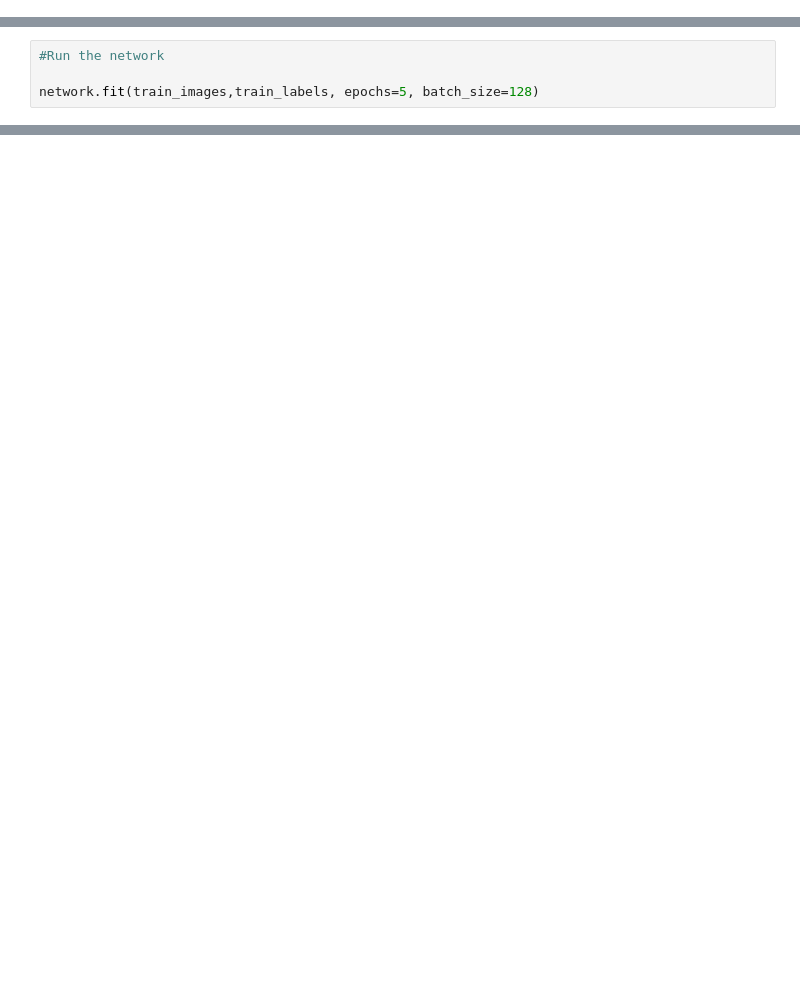
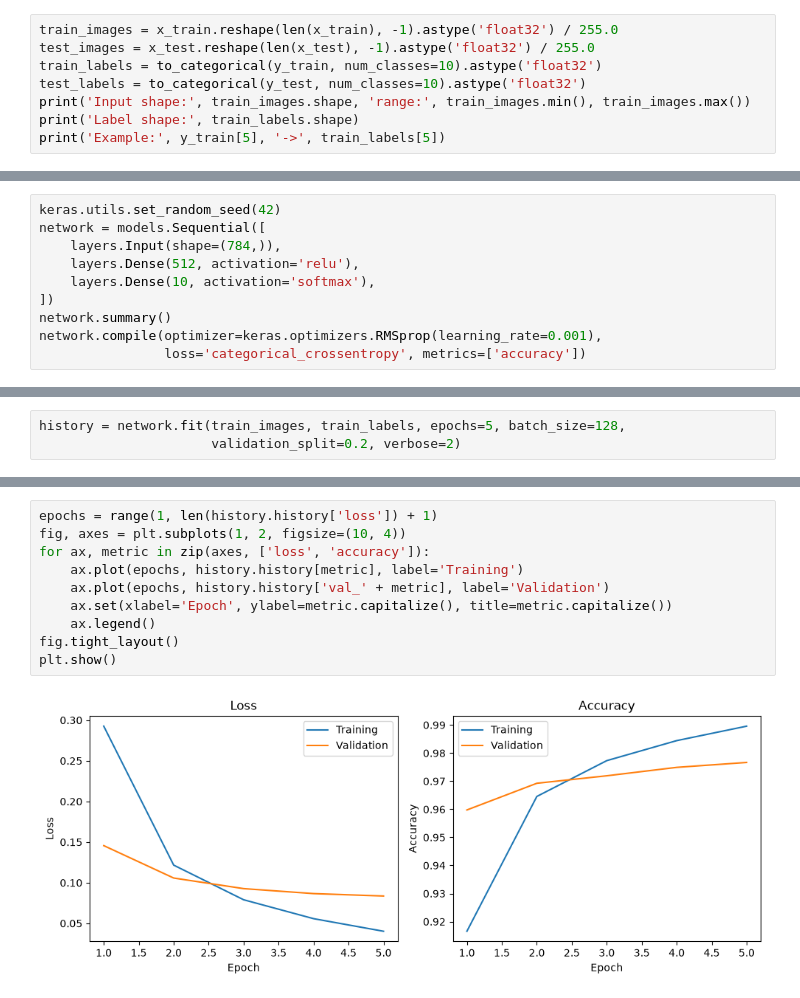
Before and after one commit to HamidZ11/uos-year-3, a Jupyter notebook: deep-learning/workshops/wk3/MINST Feedforward.ipynb, the cells around one changed output, grey strips where cells are left out. Cells and saved outputs as stored; diff of their text form; blank space fills up the shorter version.

Commit message:
Complete deep learning workshops and add weekly reference guides

```diff
--- a/deep-learning/workshops/wk3/MINST Feedforward.ipynb
+++ b/deep-learning/workshops/wk3/MINST Feedforward.ipynb
@@ -71,0 +45,8 @@ network.compile(optimizer='rmsprop',loss='categorical_crossentropy', metrics=['a
+# %%
+train_images = x_train.reshape(len(x_train), -1).astype('float32') / 255.0
+test_images = x_test.reshape(len(x_test), -1).astype('float32') / 255.0
+train_labels = to_categorical(y_train, num_classes=10).astype('float32')
+test_labels = to_categorical(y_test, num_classes=10).astype('float32')
+print('Input shape:', train_images.shape, 'range:', train_images.min(), train_images.max())
+print('Label shape:', train_labels.shape)
+print('Example:', y_train[5], '->', train_labels[5])
@@ -71,0 +64,10 @@ network.compile(optimizer='rmsprop',loss='categorical_crossentropy', metrics=['a
+# %%
+keras.utils.set_random_seed(42)
+network = models.Sequential([
+    layers.Input(shape=(784,)),
+    layers.Dense(512, activation='relu'),
+    layers.Dense(10, activation='softmax'),
+])
+network.summary()
+network.compile(optimizer=keras.optimizers.RMSprop(learning_rate=0.001),
+                loss='categorical_crossentropy', metrics=['accuracy'])
@@ -72,6 +93,5 @@ network.compile(optimizer='rmsprop',loss='categorical_crossentropy', metrics=['a
 # %%
-#Run the network
-
-network.fit(train_images,train_labels, epochs=5, batch_size=128)
+history = network.fit(train_images, train_labels, epochs=5, batch_size=128,
+                      validation_split=0.2, verbose=2)
 # %% [output]
 Epoch 1/5
@@ -93,0 +107,12 @@ Accuracy 0.9799000024795532
+# %%
+epochs = range(1, len(history.history['loss']) + 1)
+fig, axes = plt.subplots(1, 2, figsize=(10, 4))
+for ax, metric in zip(axes, ['loss', 'accuracy']):
+    ax.plot(epochs, history.history[metric], label='Training')
+    ax.plot(epochs, history.history['val_' + metric], label='Validation')
+    ax.set(xlabel='Epoch', ylabel=metric.capitalize(), title=metric.capitalize())
+    ax.legend()
+fig.tight_layout()
+plt.show()
+# %% [output]
+[figure, added]
```
Also changed, not shown: parts of 22 cells of this notebook, 14 other files.
